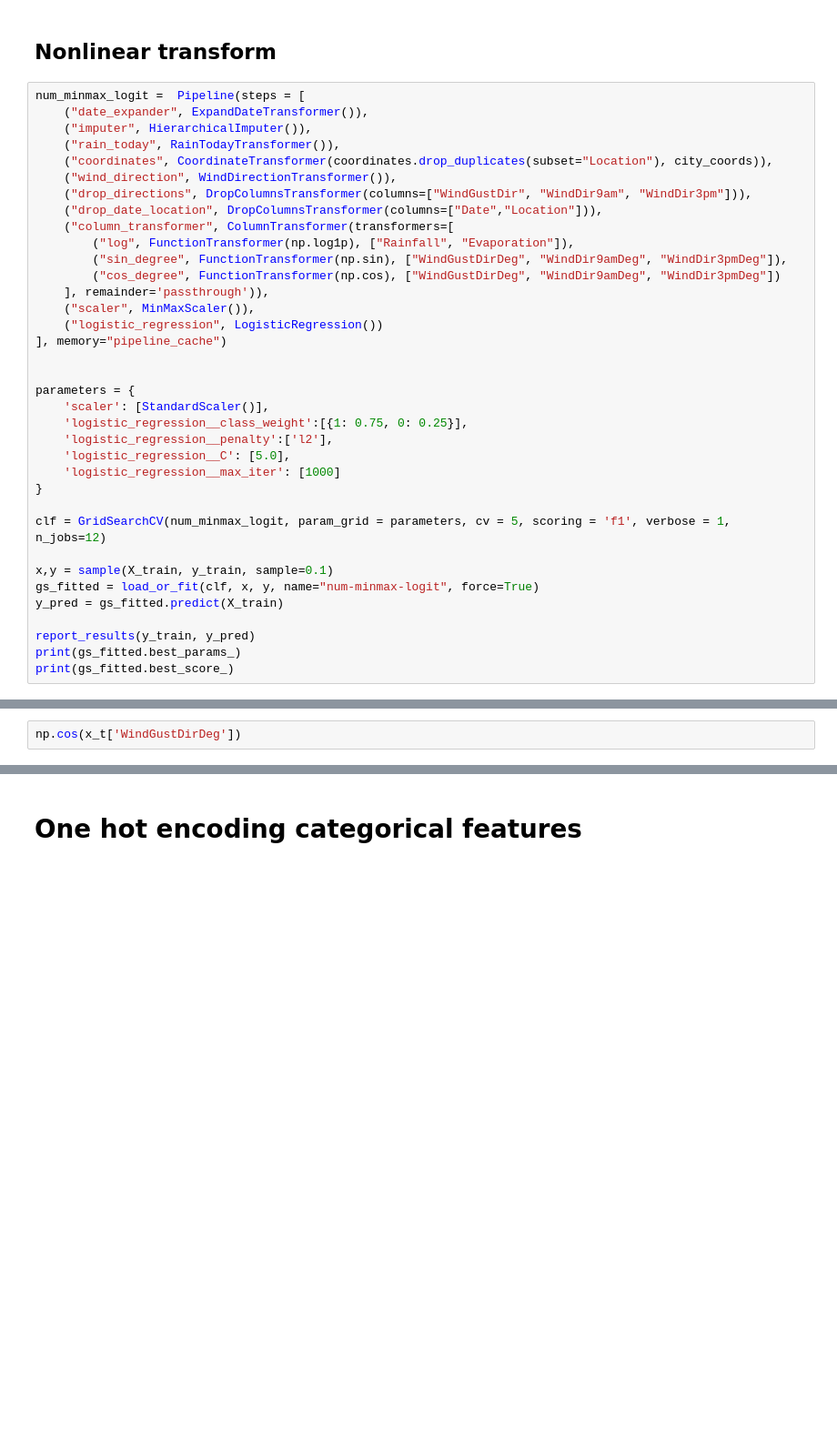
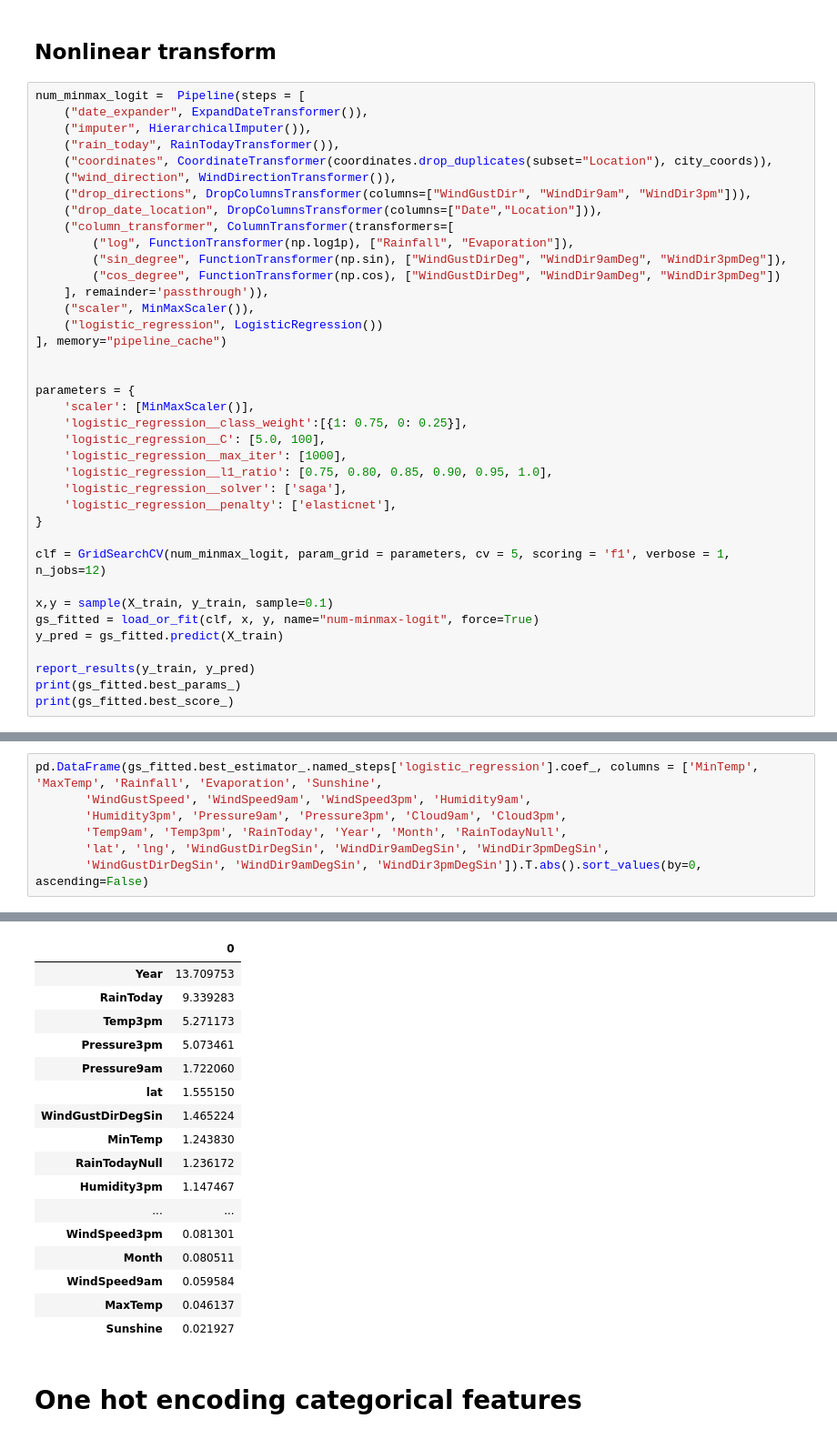
Before and after one commit to LeoCenturion/rain-in-australia, a Jupyter notebook: models/logistic-reg.ipynb, the cells around one changed output, grey strips where cells are left out. Shown at 91% size. Drawn from its saved outputs; the diff is of its cells as text; blank space fills up the shorter version.

```diff
--- a/models/logistic-reg.ipynb
+++ b/models/logistic-reg.ipynb
@@ -553,11 +621,13 @@ num_minmax_logit =  Pipeline(steps = [
 
 
 parameters = {
-    'scaler': [StandardScaler()],
+    'scaler': [MinMaxScaler()],
     'logistic_regression__class_weight':[{1: 0.75, 0: 0.25}],
-    'logistic_regression__penalty':['l2'],
-    'logistic_regression__C': [5.0],
-    'logistic_regression__max_iter': [1000]
+    'logistic_regression__C': [5.0, 100],
+    'logistic_regression__max_iter': [1000],
+    'logistic_regression__l1_ratio': [0.75, 0.80, 0.85, 0.90, 0.95, 1.0],
+    'logistic_regression__solver': ['saga'],
+    'logistic_regression__penalty': ['elasticnet'],
 }
 
 clf = GridSearchCV(num_minmax_logit, param_grid = parameters, cv = 5, scoring = 'f1', verbose = 1, n_jobs=12)
@@ -572,3 +662,8 @@ print(gs_fitted.best_score_)
 # %%
-np.cos(x_t['WindGustDirDeg'])
+pd.DataFrame(gs_fitted.best_estimator_.named_steps['logistic_regression'].coef_, columns = ['MinTemp', 'MaxTemp', 'Rainfall', 'Evaporation', 'Sunshine',
+       'WindGustSpeed', 'WindSpeed9am', 'WindSpeed3pm', 'Humidity9am',
+       'Humidity3pm', 'Pressure9am', 'Pressure3pm', 'Cloud9am', 'Cloud3pm',
+       'Temp9am', 'Temp3pm', 'RainToday', 'Year', 'Month', 'RainTodayNull',
+       'lat', 'lng', 'WindGustDirDegSin', 'WindDir9amDegSin', 'WindDir3pmDegSin',
+       'WindGustDirDegSin', 'WindDir9amDegSin', 'WindDir3pmDegSin']).T.abs().sort_values(by=0, ascending=False)
 # %% [output]
@@ -587,3 +670,20 @@ Name: WindGustDirDeg, Length: 11375, dtype: float64
+|  | 0 |
+| Year | 13.709753 |
+| RainToday | 9.339283 |
+| Temp3pm | 5.271173 |
+| Pressure3pm | 5.073461 |
+| Pressure9am | 1.722060 |
+| lat | 1.555150 |
+| WindGustDirDegSin | 1.465224 |
+| MinTemp | 1.243830 |
+| RainTodayNull | 1.236172 |
+| Humidity3pm | 1.147467 |
+| ... | ... |
+| WindSpeed3pm | 0.081301 |
+| Month | 0.080511 |
+| WindSpeed9am | 0.059584 |
+| MaxTemp | 0.046137 |
+| Sunshine | 0.021927 |
 # %% [markdown]
 # One hot encoding categorical features
 # %%
```
Also changed, not shown: parts of 9 cells of this notebook, 2 other files.
